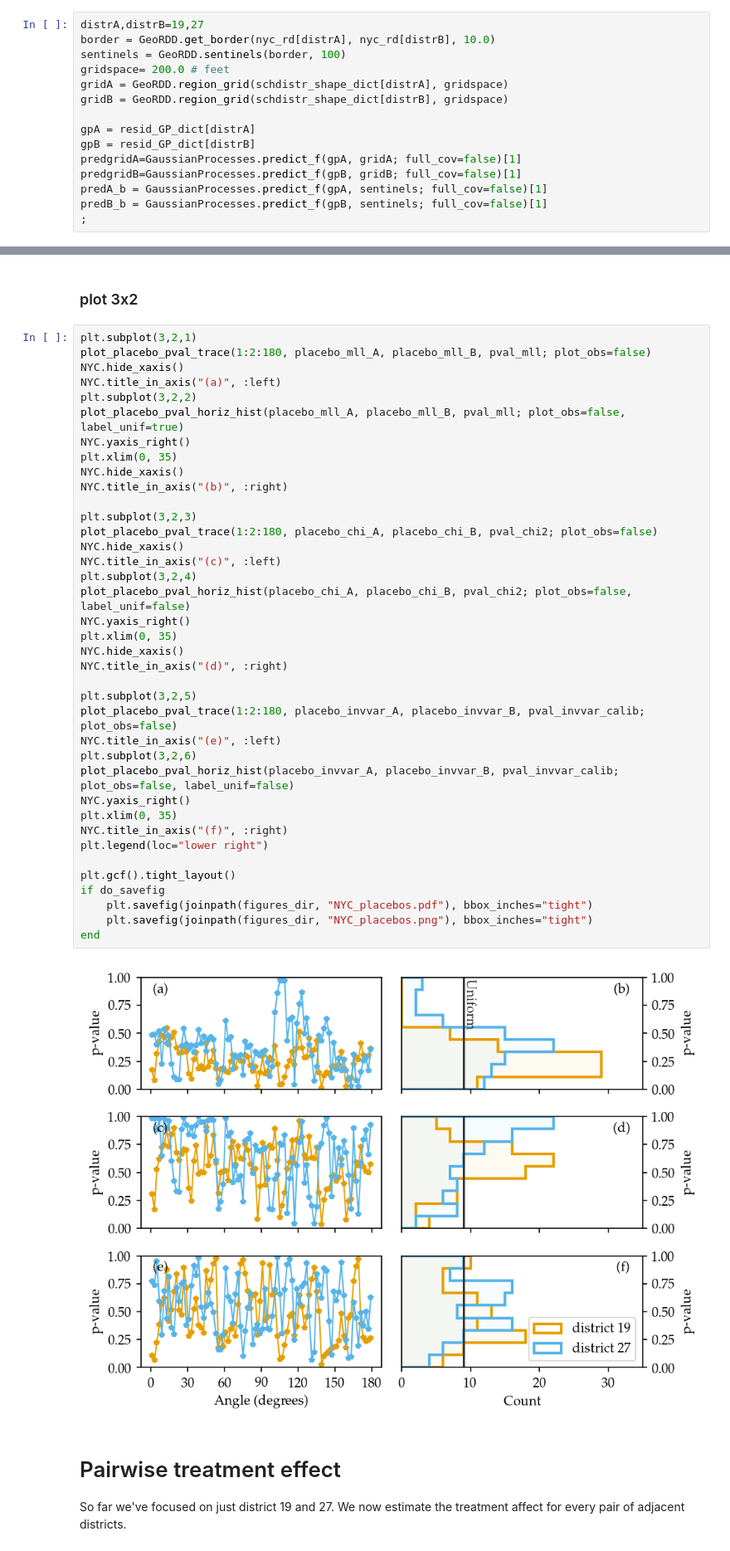
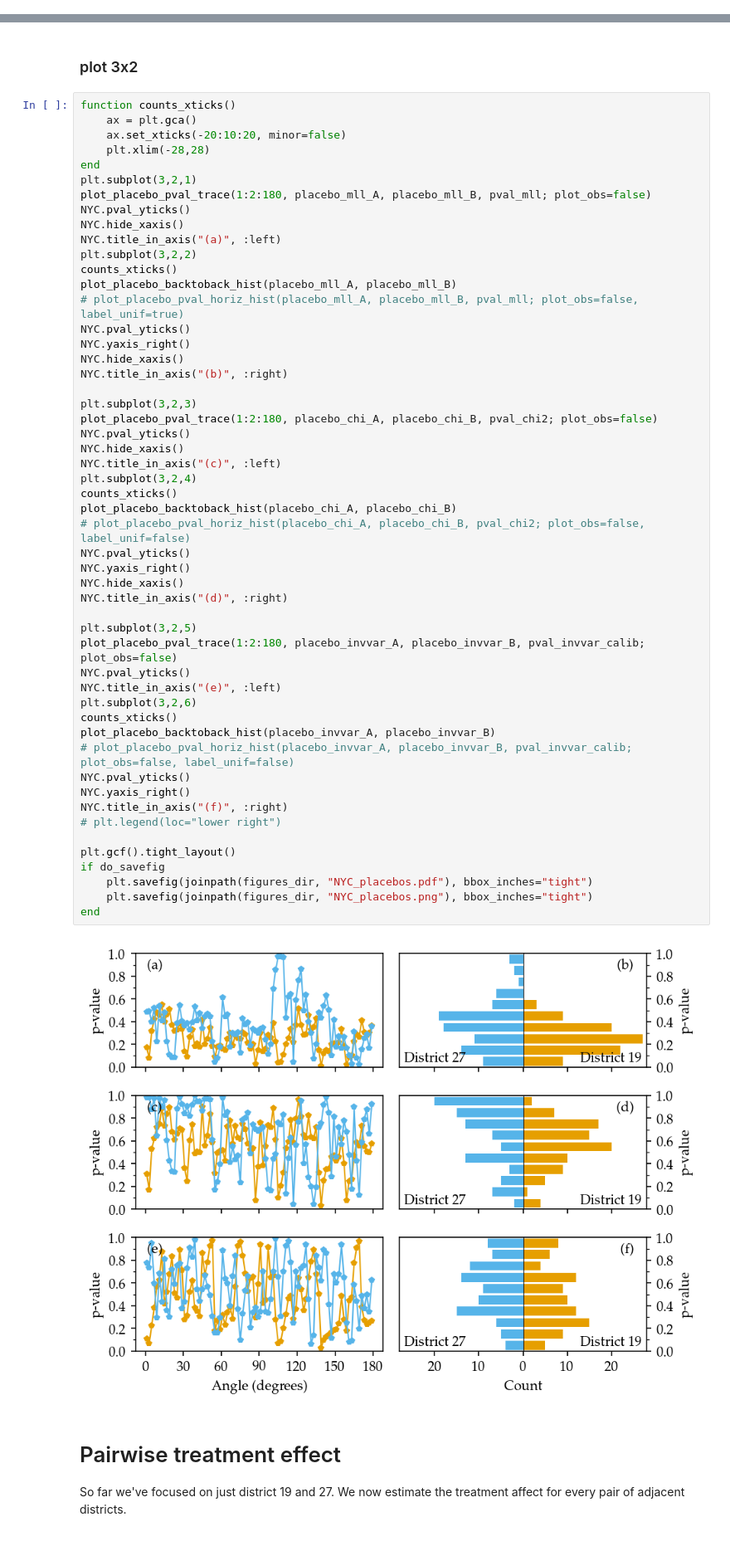
Before and after one commit to maximerischard/GeoRDD.jl, a Jupyter notebook: notebooks/NYC_analysis-2016.ipynb, the cells around one changed output, grey strips where cells are left out. Shown at 83% size. Drawn from its saved outputs; the diff is of its cells as text.

Commit message:
update histograms in 2016 notebook

```diff
--- a/notebooks/NYC_analysis-2016.ipynb
+++ b/notebooks/NYC_analysis-2016.ipynb
@@ -542,15 +547,0 @@ end
-# %%
-distrA,distrB=19,27
-border = GeoRDD.get_border(nyc_rd[distrA], nyc_rd[distrB], 10.0)
-sentinels = GeoRDD.sentinels(border, 100)
-gridspace= 200.0 # feet
-gridA = GeoRDD.region_grid(schdistr_shape_dict[distrA], gridspace)
-gridB = GeoRDD.region_grid(schdistr_shape_dict[distrB], gridspace)
-
-gpA = resid_GP_dict[distrA]
-gpB = resid_GP_dict[distrB]
-predgridA=GaussianProcesses.predict_f(gpA, gridA; full_cov=false)[1]
-predgridB=GaussianProcesses.predict_f(gpB, gridB; full_cov=false)[1]
-predA_b = GaussianProcesses.predict_f(gpA, sentinels; full_cov=false)[1]
-predB_b = GaussianProcesses.predict_f(gpB, sentinels; full_cov=false)[1]
-;
@@ -913,45 +847,59 @@ end
 # %% [markdown]
 ### plot 3x2
 # %%
+function counts_xticks()
+    ax = plt.gca()
+    ax.set_xticks(-20:10:20, minor=false)
+    plt.xlim(-28,28)
+end
 plt.subplot(3,2,1)
 plot_placebo_pval_trace(1:2:180, placebo_mll_A, placebo_mll_B, pval_mll; plot_obs=false)
+NYC.pval_yticks()
 NYC.hide_xaxis()
 NYC.title_in_axis("(a)", :left)
 plt.subplot(3,2,2)
-plot_placebo_pval_horiz_hist(placebo_mll_A, placebo_mll_B, pval_mll; plot_obs=false, label_unif=true)
+counts_xticks()
+plot_placebo_backtoback_hist(placebo_mll_A, placebo_mll_B)
+# plot_placebo_pval_horiz_hist(placebo_mll_A, placebo_mll_B, pval_mll; plot_obs=false, label_unif=true)
+NYC.pval_yticks()
 NYC.yaxis_right()
-plt.xlim(0, 35)
 NYC.hide_xaxis()
 NYC.title_in_axis("(b)", :right)
 
 plt.subplot(3,2,3)
 plot_placebo_pval_trace(1:2:180, placebo_chi_A, placebo_chi_B, pval_chi2; plot_obs=false)
+NYC.pval_yticks()
 NYC.hide_xaxis()
 NYC.title_in_axis("(c)", :left)
 plt.subplot(3,2,4)
-plot_placebo_pval_horiz_hist(placebo_chi_A, placebo_chi_B, pval_chi2; plot_obs=false, label_unif=false)
+counts_xticks()
+plot_placebo_backtoback_hist(placebo_chi_A, placebo_chi_B)
+# plot_placebo_pval_horiz_hist(placebo_chi_A, placebo_chi_B, pval_chi2; plot_obs=false, label_unif=false)
+NYC.pval_yticks()
 NYC.yaxis_right()
-plt.xlim(0, 35)
 NYC.hide_xaxis()
 NYC.title_in_axis("(d)", :right)
 
 plt.subplot(3,2,5)
 plot_placebo_pval_trace(1:2:180, placebo_invvar_A, placebo_invvar_B, pval_invvar_calib; plot_obs=false)
+NYC.pval_yticks()
 NYC.title_in_axis("(e)", :left)
 plt.subplot(3,2,6)
-plot_placebo_pval_horiz_hist(placebo_invvar_A, placebo_invvar_B, pval_invvar_calib; plot_obs=false, label_unif=false)
+counts_xticks()
+plot_placebo_backtoback_hist(placebo_invvar_A, placebo_invvar_B)
+# plot_placebo_pval_horiz_hist(placebo_invvar_A, placebo_invvar_B, pval_invvar_calib; plot_obs=false, label_unif=false)
+NYC.pval_yticks()
 NYC.yaxis_right()
-plt.xlim(0, 35)
 NYC.title_in_axis("(f)", :right)
-plt.legend(loc="lower right")
+# plt.legend(loc="lower right")
 
 plt.gcf().tight_layout()
 if do_savefig
     plt.savefig(joinpath(figures_dir, "NYC_placebos.pdf"), bbox_inches="tight")
     plt.savefig(joinpath(figures_dir, "NYC_placebos.png"), bbox_inches="tight")
 end
 # %% [output]
-[figure, old version]
+[figure, new version]
 # %% [markdown]
 # Pairwise treatment effect
 
```
Also changed, not shown: parts of 33 cells of this notebook.
